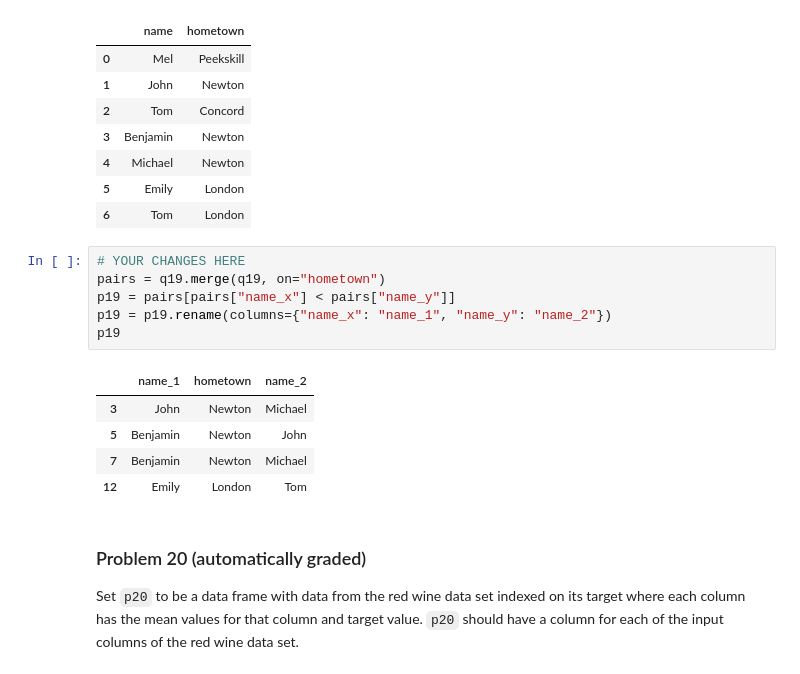
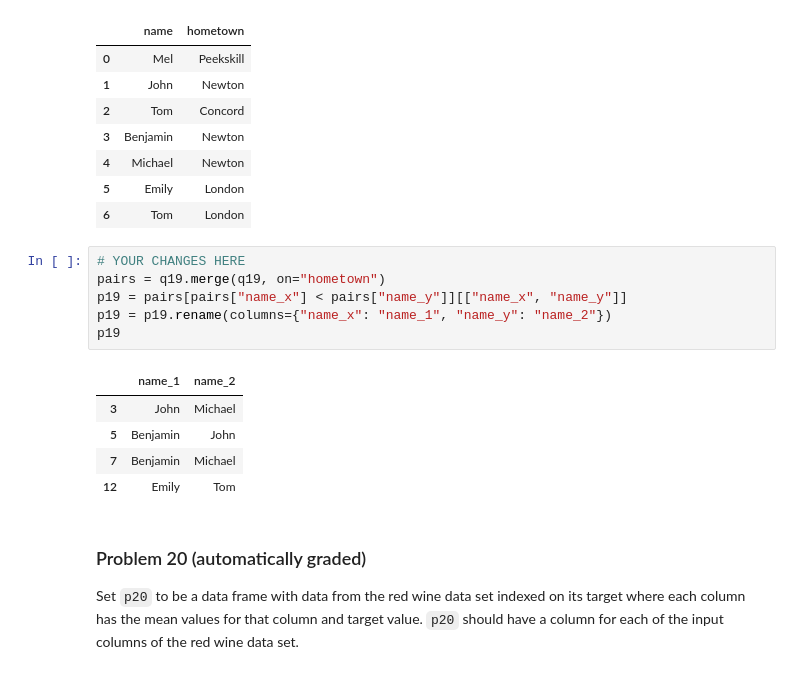
Before and after one commit to alyssantran/dx602-homework-10, a Jupyter notebook: homework.ipynb, the cells around one changed output. Saved outputs shown, nothing was run; the diff lists cells and outputs as text.

```diff
--- a/homework.ipynb
+++ b/homework.ipynb
@@ -390,15 +390,15 @@ q19
 # %%
 # YOUR CHANGES HERE
 pairs = q19.merge(q19, on="hometown")
-p19 = pairs[pairs["name_x"] < pairs["name_y"]]
+p19 = pairs[pairs["name_x"] < pairs["name_y"]][["name_x", "name_y"]]
 p19 = p19.rename(columns={"name_x": "name_1", "name_y": "name_2"})
 p19
 # %% [output]
-|  | name_1 | hometown | name_2 |
-| 3 | John | Newton | Michael |
-| 5 | Benjamin | Newton | John |
-| 7 | Benjamin | Newton | Michael |
-| 12 | Emily | London | Tom |
+|  | name_1 | name_2 |
+| 3 | John | Michael |
+| 5 | Benjamin | John |
+| 7 | Benjamin | Michael |
+| 12 | Emily | Tom |
 # %% [markdown]
 ### Problem 20 (automatically graded)
 
```
